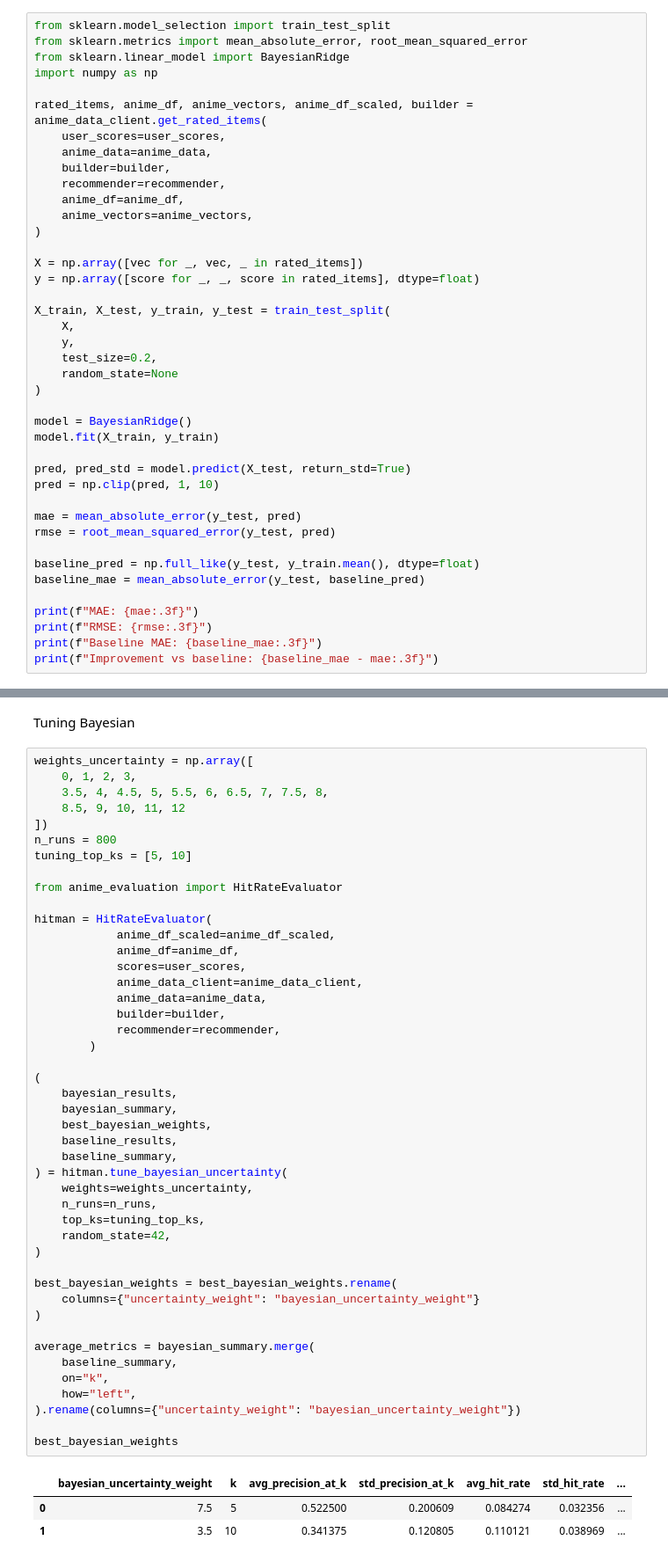
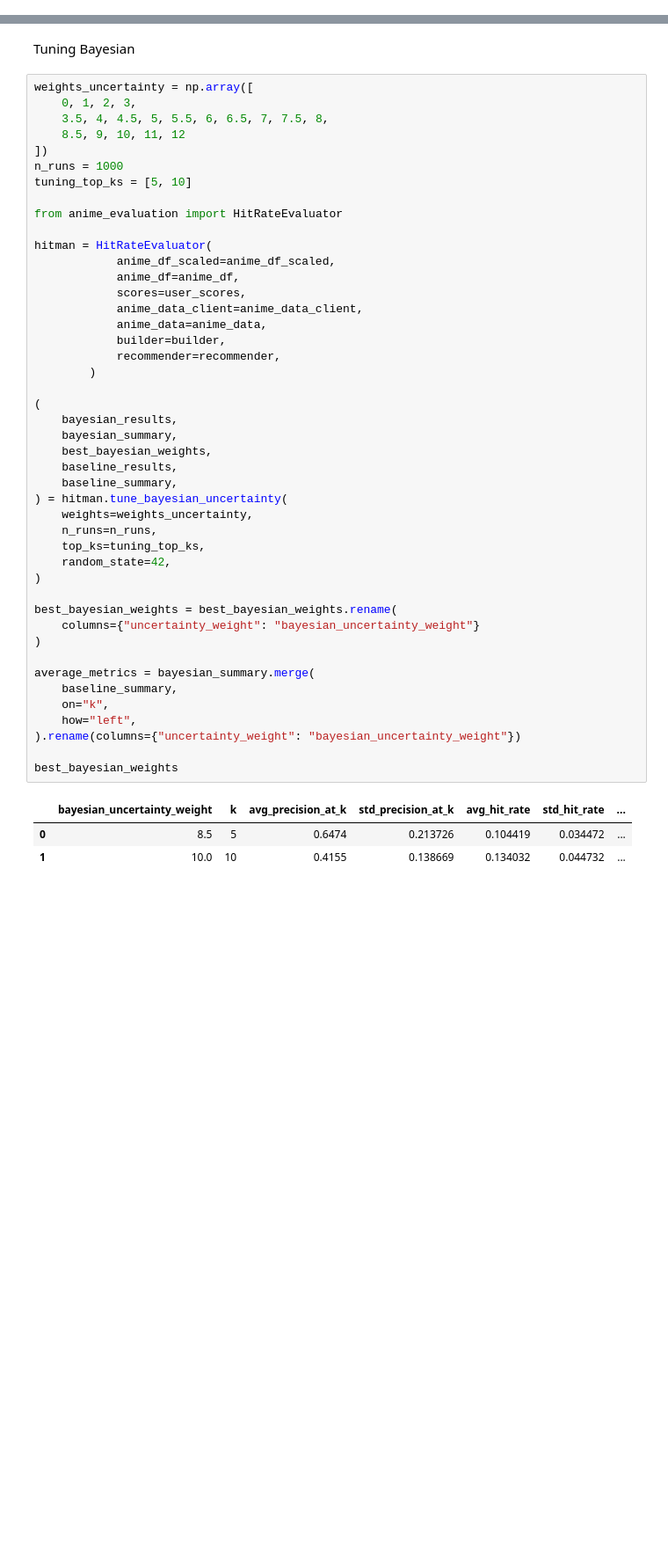
Before and after one commit to sidmetikala-dev/anirec_v2, a Jupyter notebook: notebooks/bayesian_uncertainty_tuning_20260615.ipynb, the cells around one changed output, grey strips where cells are left out. Shown at 88% size. Drawn from its saved outputs; the diff is of its cells as text; blank space fills up the shorter version.

```diff
--- a/notebooks/bayesian_uncertainty_tuning_20260615.ipynb
+++ b/notebooks/bayesian_uncertainty_tuning_20260615.ipynb
@@ -58,41 +56,0 @@ Bayesion Ridge Regression
-# %%
-from sklearn.model_selection import train_test_split
-from sklearn.metrics import mean_absolute_error, root_mean_squared_error
-from sklearn.linear_model import BayesianRidge
-import numpy as np
-
-rated_items, anime_df, anime_vectors, anime_df_scaled, builder = anime_data_client.get_rated_items(
-    user_scores=user_scores,
-    anime_data=anime_data,
-    builder=builder,
-    recommender=recommender,
-    anime_df=anime_df,
-    anime_vectors=anime_vectors,
-)
-
-X = np.array([vec for _, vec, _ in rated_items])
-y = np.array([score for _, _, score in rated_items], dtype=float)
-
-X_train, X_test, y_train, y_test = train_test_split(
-    X,
-    y,
-    test_size=0.2,
-    random_state=None
-)
-
-model = BayesianRidge()
-model.fit(X_train, y_train)
-
-pred, pred_std = model.predict(X_test, return_std=True)
-pred = np.clip(pred, 1, 10)
-
-mae = mean_absolute_error(y_test, pred)
-rmse = root_mean_squared_error(y_test, pred)
-
-baseline_pred = np.full_like(y_test, y_train.mean(), dtype=float)
-baseline_mae = mean_absolute_error(y_test, baseline_pred)
-
-print(f"MAE: {mae:.3f}")
-print(f"RMSE: {rmse:.3f}")
-print(f"Baseline MAE: {baseline_mae:.3f}")
-print(f"Improvement vs baseline: {baseline_mae - mae:.3f}")
@@ -257,7 +62,7 @@ weights_uncertainty = np.array([
     3.5, 4, 4.5, 5, 5.5, 6, 6.5, 7, 7.5, 8,
     8.5, 9, 10, 11, 12
 ])
-n_runs = 800
+n_runs = 1000
 tuning_top_ks = [5, 10]
 
 from anime_evaluation import HitRateEvaluator
@@ -271,35 +76,35 @@ hitman = HitRateEvaluator(
             builder=builder,
             recommender=recommender,
         )
 
 (
     bayesian_results,
     bayesian_summary,
     best_bayesian_weights,
     baseline_results,
     baseline_summary,
 ) = hitman.tune_bayesian_uncertainty(
     weights=weights_uncertainty,
     n_runs=n_runs,
     top_ks=tuning_top_ks,
     random_state=42,
 )
 
 best_bayesian_weights = best_bayesian_weights.rename(
     columns={"uncertainty_weight": "bayesian_uncertainty_weight"}
 )
 
 average_metrics = bayesian_summary.merge(
     baseline_summary,
     on="k",
     how="left",
 ).rename(columns={"uncertainty_weight": "bayesian_uncertainty_weight"})
 
 best_bayesian_weights
 # %% [output]
 |  | bayesian_uncertainty_weight | k | avg_precision_at_k | std_precision_at_k | avg_hit_rate | std_hit_rate | ... |
-| 0 | 7.5 | 5 | 0.522500 | 0.200609 | 0.084274 | 0.032356 | ... |
-| 1 | 3.5 | 10 | 0.341375 | 0.120805 | 0.110121 | 0.038969 | ... |
+| 0 | 8.5 | 5 | 0.6474 | 0.213726 | 0.104419 | 0.034472 | ... |
+| 1 | 10.0 | 10 | 0.4155 | 0.138669 | 0.134032 | 0.044732 | ... |
 # %%
 bayesian_summary
 # %% [output]
```
Also changed, not shown: parts of 10 cells of this notebook, 9 other files.
